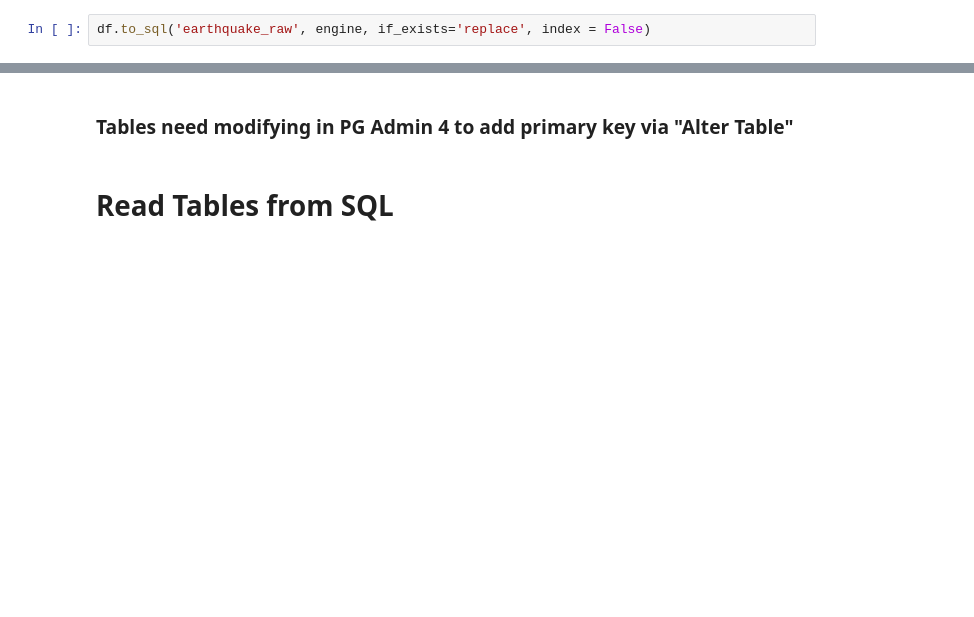
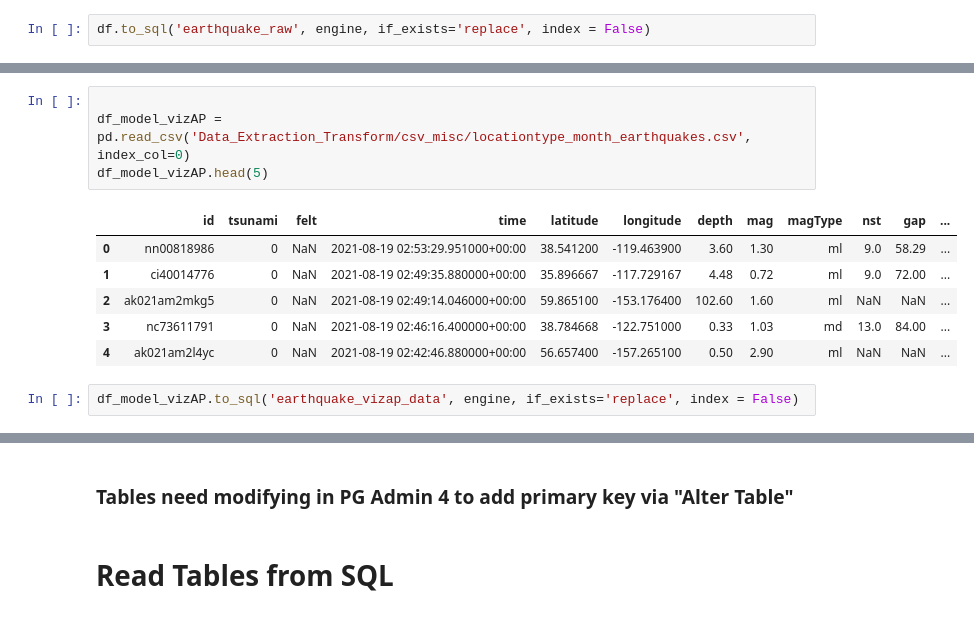
Before and after one commit to ashparra97/final-project-2021, a Jupyter notebook: Data_Loading/simplified_server_conn.ipynb, the cells around one changed output, grey strips where cells are left out. Drawn from its saved outputs; the diff is of its cells as text; blank space fills up the shorter version.

```diff
--- a/Data_Loading/simplified_server_conn.ipynb
+++ b/Data_Loading/simplified_server_conn.ipynb
@@ -45,0 +77,13 @@ df.to_sql('earthquake_RFmodel_data', engine, if_exists='replace', index = False)
+# %%
+
+df_model_vizAP = pd.read_csv('Data_Extraction_Transform/csv_misc/locationtype_month_earthquakes.csv', index_col=0)
+df_model_vizAP.head(5)
+# %% [output]
+|  | id | tsunami | felt | time | latitude | longitude | depth | mag | magType | nst | gap | ... |
+| 0 | nn00818986 | 0 | NaN | 2021-08-19 02:53:29.951000+00:00 | 38.541200 | -119.463900 | 3.60 | 1.30 | ml | 9.0 | 58.29 | ... |
+| 1 | ci40014776 | 0 | NaN | 2021-08-19 02:49:35.880000+00:00 | 35.896667 | -117.729167 | 4.48 | 0.72 | ml | 9.0 | 72.00 | ... |
+| 2 | ak021am2mkg5 | 0 | NaN | 2021-08-19 02:49:14.046000+00:00 | 59.865100 | -153.176400 | 102.60 | 1.60 | ml | NaN | NaN | ... |
+| 3 | nc73611791 | 0 | NaN | 2021-08-19 02:46:16.400000+00:00 | 38.784668 | -122.751000 | 0.33 | 1.03 | md | 13.0 | 84.00 | ... |
+| 4 | ak021am2l4yc | 0 | NaN | 2021-08-19 02:42:46.880000+00:00 | 56.657400 | -157.265100 | 0.50 | 2.90 | ml | NaN | NaN | ... |
+# %%
+df_model_vizAP.to_sql('earthquake_vizap_data', engine, if_exists='replace', index = False)
```
Also changed, not shown: parts of 12 cells of this notebook.
